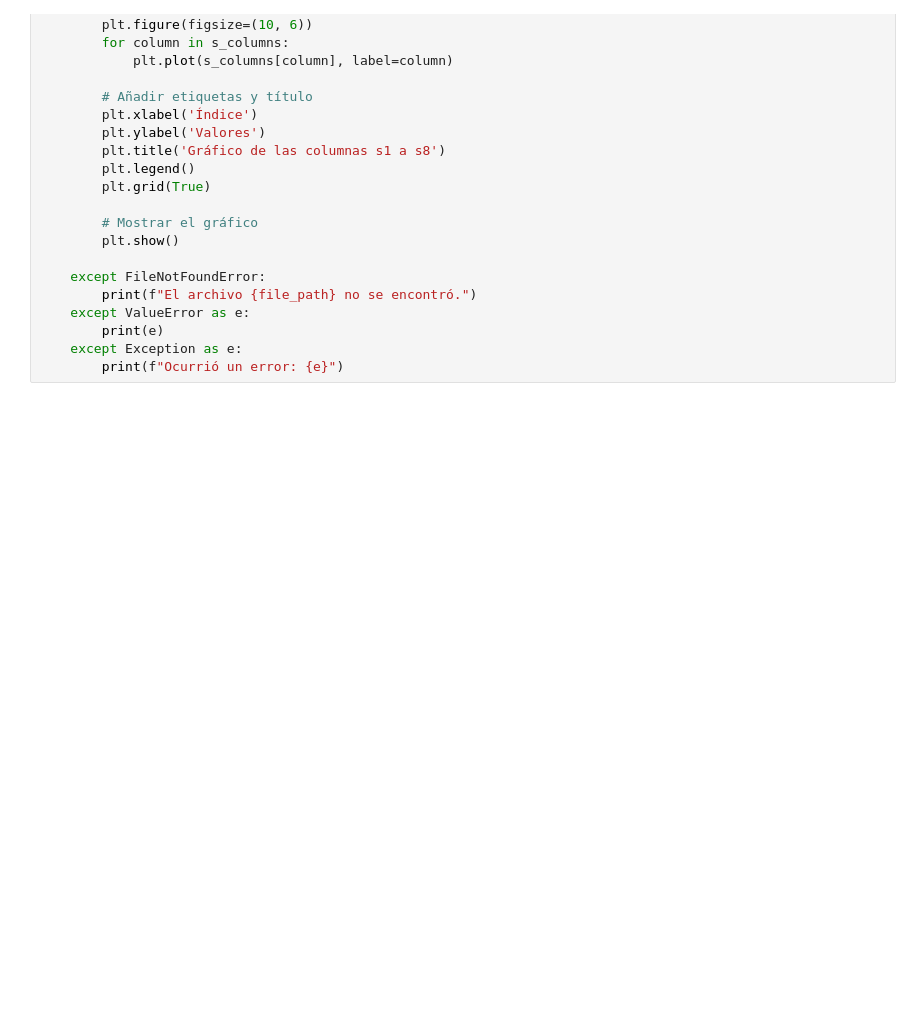
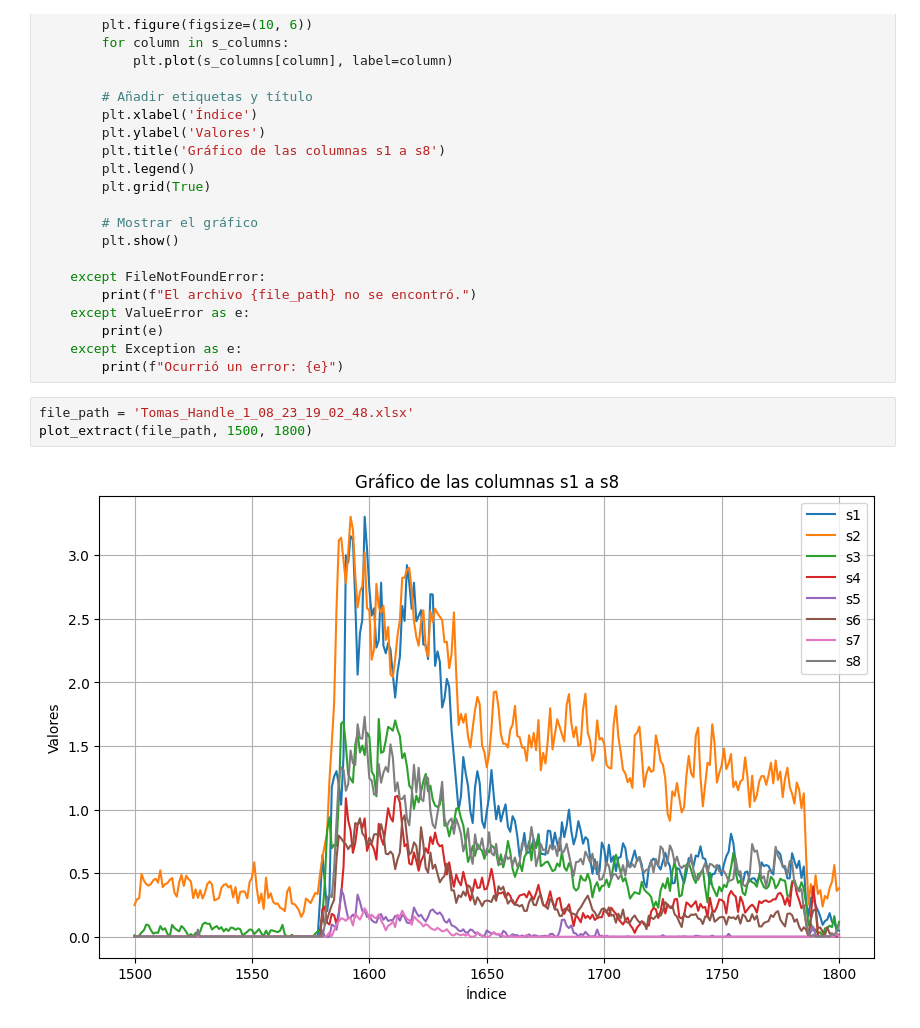
Before and after one commit to Belamir26/Python, a Jupyter notebook: INFINITE/Infinite_Plot.ipynb, the cells around one changed output. Cells and saved outputs as stored; diff of their text form; blank space fills up the shorter version.

```diff
--- a/INFINITE/Infinite_Plot.ipynb
+++ b/INFINITE/Infinite_Plot.ipynb
@@ -105,3 +105,8 @@ def plot_extract(file_path, start, end):
         print(e)
     except Exception as e:
         print(f"Ocurrió un error: {e}")
+# %%
+file_path = 'Tomas_Handle_1_08_23_19_02_48.xlsx'
+plot_extract(file_path, 1500, 1800)
+# %% [output]
+[figure, added]
```
Also changed, not shown: parts of 3 cells of this notebook, 4 other files.
